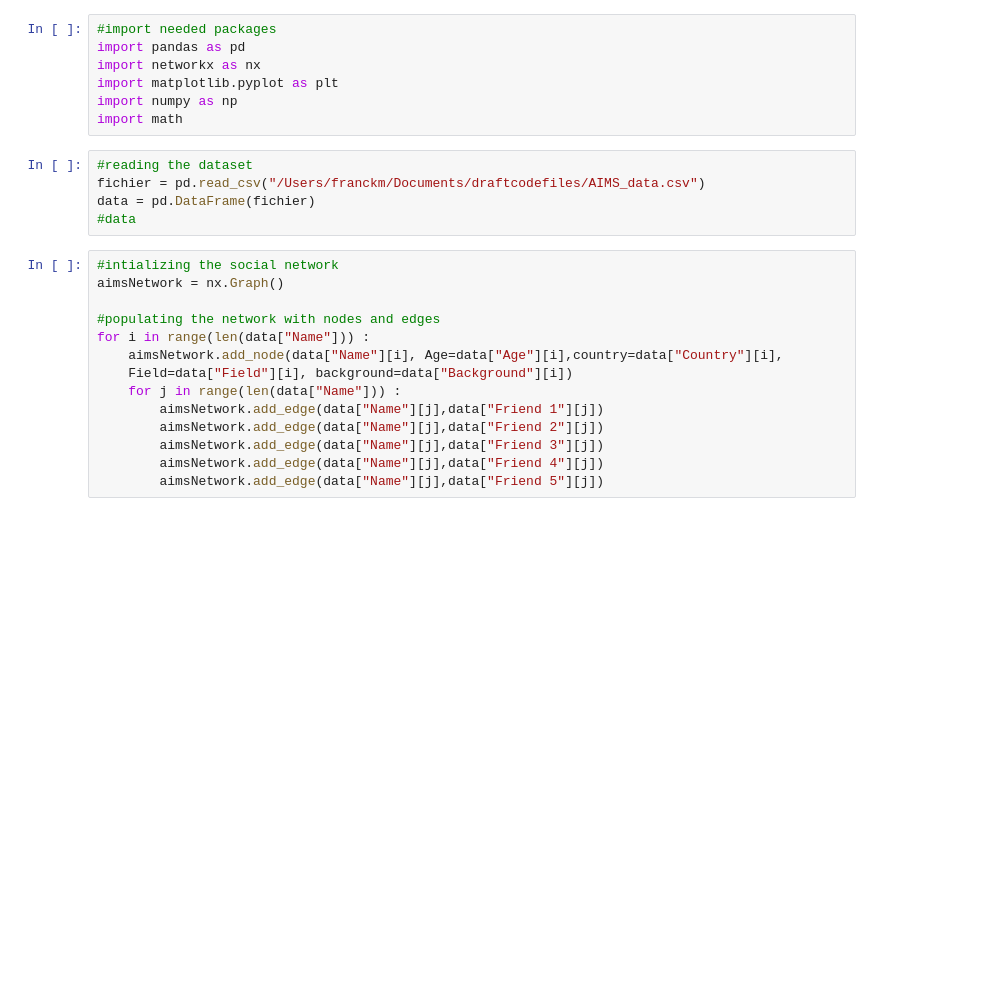
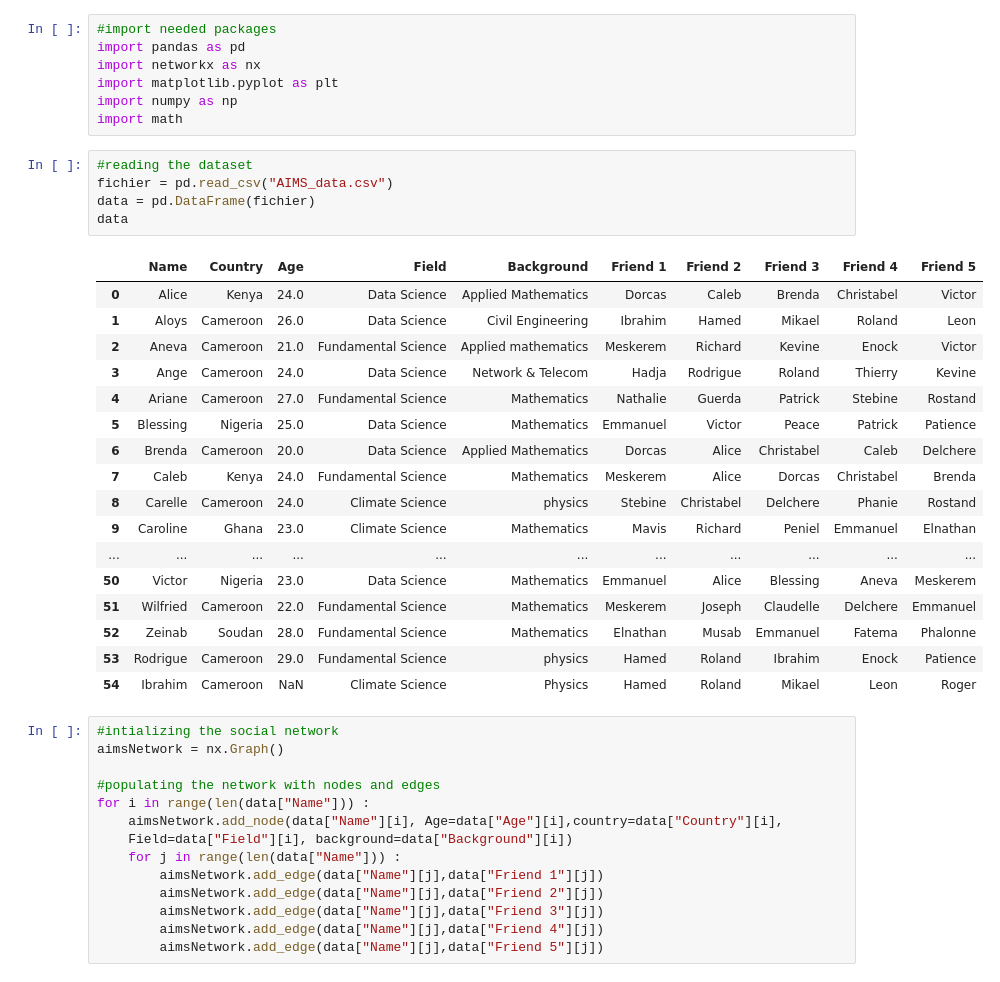
Before and after one commit to julihocc/Modern-Graph-Theory-Algorithms-with-Python, a Jupyter notebook: Chapter 02/Network Science Book, Chapter 2.ipynb, the cells around one changed output. Cells and saved outputs as stored; diff of their text form; blank space fills up the shorter version.

Commit message:
Rename AIMS_data.csv to Chapter 02/AIMS_data.csv for better organization

```diff
--- a/Chapter 02/Network Science Book, Chapter 2.ipynb
+++ b/Chapter 02/Network Science Book, Chapter 2.ipynb
@@ -120,9 +120,27 @@ import numpy as np
 import math
 # %%
 #reading the dataset
-fichier = pd.read_csv("/Users/franckm/Documents/draftcodefiles/AIMS_data.csv")
+fichier = pd.read_csv("AIMS_data.csv")
 data = pd.DataFrame(fichier)
-#data
+data
+# %% [output]
+|  | Name | Country | Age | Field | Background | Friend 1 | Friend 2 | Friend 3 | Friend 4 | Friend 5 |
+| 0 | Alice | Kenya | 24.0 | Data Science | Applied Mathematics | Dorcas | Caleb | Brenda | Christabel | Victor |
+| 1 | Aloys | Cameroon | 26.0 | Data Science | Civil Engineering | Ibrahim | Hamed | Mikael | Roland | Leon |
+| 2 | Aneva | Cameroon | 21.0 | Fundamental Science | Applied mathematics | Meskerem | Richard | Kevine | Enock | Victor |
+| 3 | Ange | Cameroon | 24.0 | Data Science | Network & Telecom | Hadja | Rodrigue | Roland | Thierry | Kevine |
+| 4 | Ariane | Cameroon | 27.0 | Fundamental Science | Mathematics | Nathalie | Guerda | Patrick | Stebine | Rostand |
+| 5 | Blessing | Nigeria | 25.0 | Data Science | Mathematics | Emmanuel | Victor | Peace | Patrick | Patience |
+| 6 | Brenda | Cameroon | 20.0 | Data Science | Applied Mathematics | Dorcas | Alice | Christabel | Caleb | Delchere |
+| 7 | Caleb | Kenya | 24.0 | Fundamental Science | Mathematics | Meskerem | Alice | Dorcas | Christabel | Brenda |
+| 8 | Carelle | Cameroon | 24.0 | Climate Science | physics | Stebine | Christabel | Delchere | Phanie | Rostand |
+| 9 | Caroline | Ghana | 23.0 | Climate Science | Mathematics | Mavis | Richard | Peniel | Emmanuel | Elnathan |
+| ... | ... | ... | ... | ... | ... | ... | ... | ... | ... | ... |
+| 50 | Victor | Nigeria | 23.0 | Data Science | Mathematics | Emmanuel | Alice | Blessing | Aneva | Meskerem |
+| 51 | Wilfried | Cameroon | 22.0 | Fundamental Science | Mathematics | Meskerem | Joseph | Claudelle | Delchere | Emmanuel |
+| 52 | Zeinab | Soudan | 28.0 | Fundamental Science | Mathematics | Elnathan | Musab | Emmanuel | Fatema | Phalonne |
+| 53 | Rodrigue | Cameroon | 29.0 | Fundamental Science | physics | Hamed | Roland | Ibrahim | Enock | Patience |
+| 54 | Ibrahim | Cameroon | NaN | Climate Science | Physics | Hamed | Roland | Mikael | Leon | Roger |
 # %%
 #intializing the social network
 aimsNetwork = nx.Graph()
```
Also changed, not shown: 2 other files.
